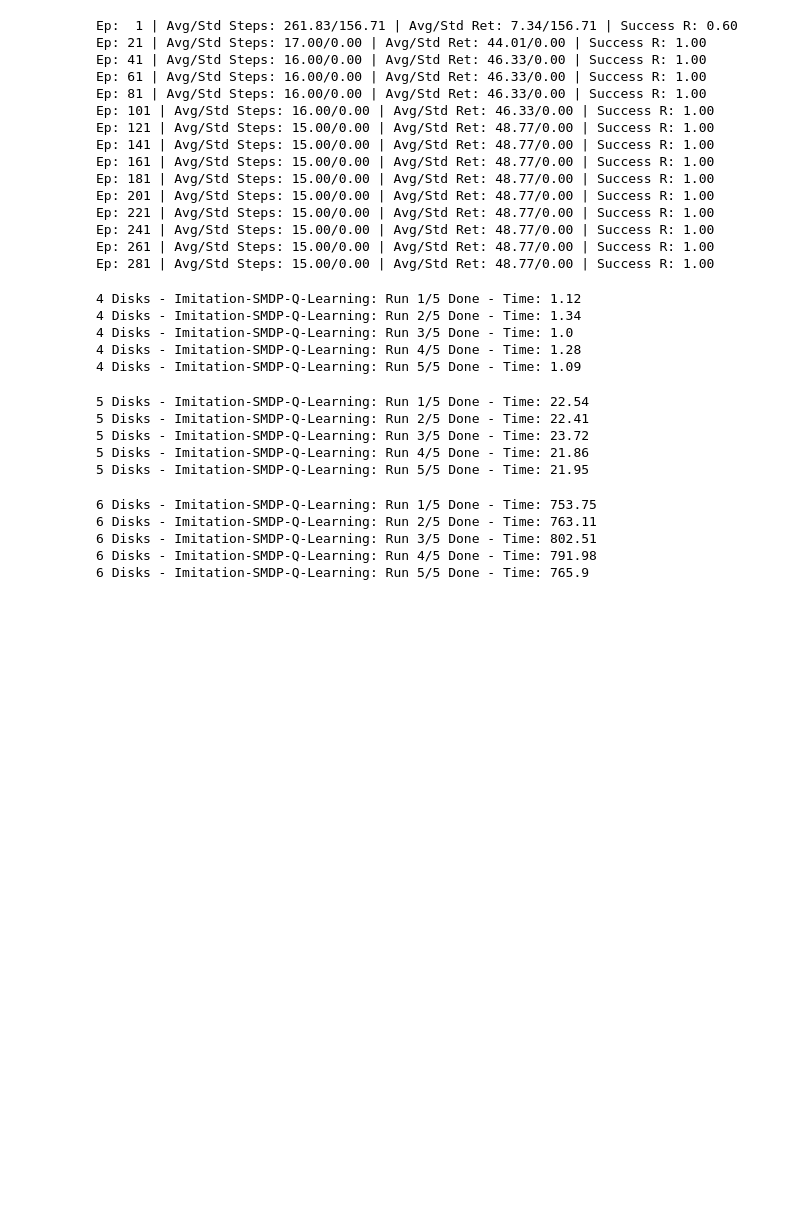
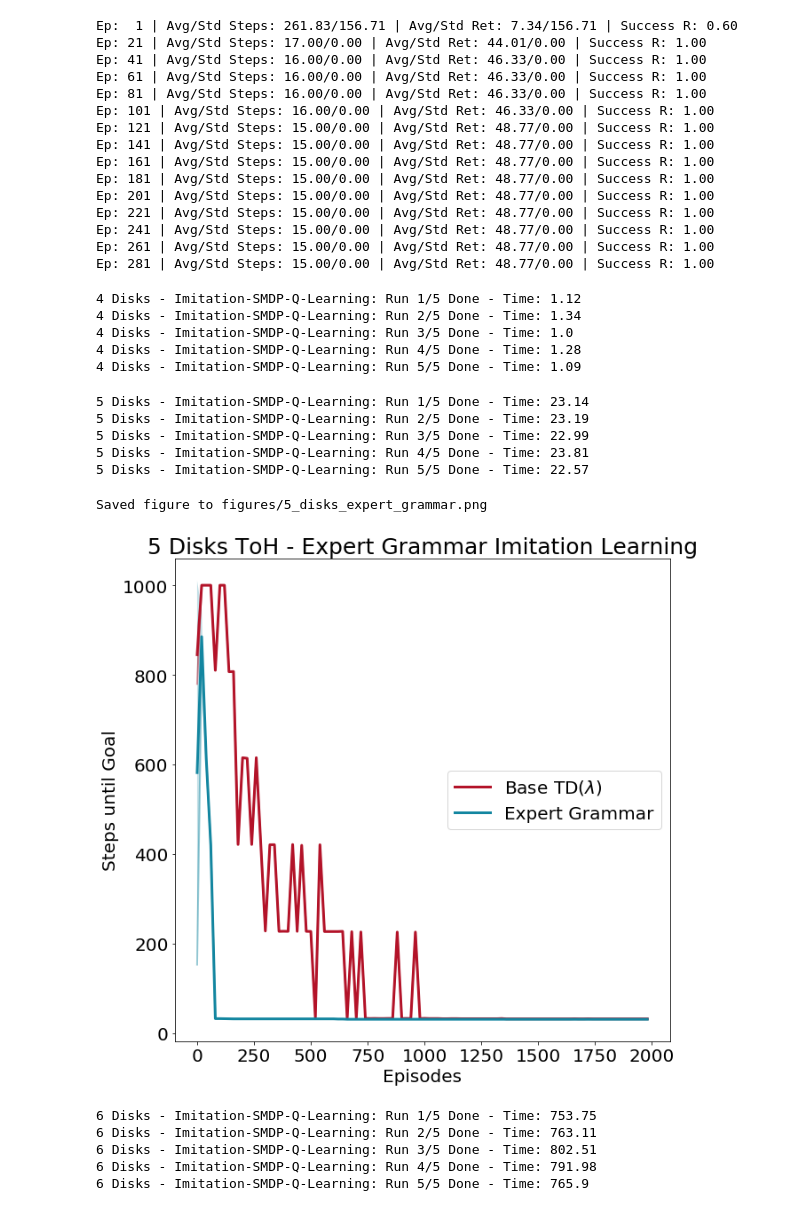
Before and after one commit to RobertTLange/action-grammars-hrl, a Jupyter notebook: workspace.ipynb, the cells around one changed output. Cells and saved outputs as stored; diff of their text form; code cells hidden in the pictures; blank space fills up the shorter version.

Commit message:
26/03/19a - Plot Imitation Expert Grammar Learning

```diff
--- a/workspace.ipynb
+++ b/workspace.ipynb
@@ -60,7 +58,7 @@ print(learning_parameters("Imitation-SMDP-Q-Learning"))
 # %%
 learning_setup = {4: {"num_episodes": 300,
                       "max_steps": 500},
-                  5: {"num_episodes": 1000,
+                  5: {"num_episodes": 1250,
                       "max_steps": 1000},
                   6: {"num_episodes": 5000,
                       "max_steps": 2000},
@@ -254,9 +252,18 @@ env, agent, its_5, steps_5_smdp_imi, sd_steps_5_smdp_imi, rew_5_smdp_imi, sd_rew
                                                                        num_episodes, max_steps,
                                                                        log_episodes, log_freq)
 # %% [output]
-5 Disks - Imitation-SMDP-Q-Learning: Run 1/5 Done - Time: 22.54
-5 Disks - Imitation-SMDP-Q-Learning: Run 2/5 Done - Time: 22.41
-5 Disks - Imitation-SMDP-Q-Learning: Run 3/5 Done - Time: 23.72
-5 Disks - Imitation-SMDP-Q-Learning: Run 4/5 Done - Time: 21.86
-5 Disks - Imitation-SMDP-Q-Learning: Run 5/5 Done - Time: 21.95
+5 Disks - Imitation-SMDP-Q-Learning: Run 1/5 Done - Time: 23.14
+5 Disks - Imitation-SMDP-Q-Learning: Run 2/5 Done - Time: 23.19
+5 Disks - Imitation-SMDP-Q-Learning: Run 3/5 Done - Time: 22.99
+5 Disks - Imitation-SMDP-Q-Learning: Run 4/5 Done - Time: 23.81
+5 Disks - Imitation-SMDP-Q-Learning: Run 5/5 Done - Time: 22.57
+# %%
+steps_5 = [steps_5_q, steps_5_smdp_imi]
+sd_steps_5 = [sd_steps_5_q, sd_steps_5_smdp_imi]
+plot_learning(its_5, steps_5, sd_steps_5, 1, "5 Disks ToH - Expert Grammar Imitation Learning",
+              label_temp=[r"Base TD($\lambda$)", "Expert Grammar"],
+              save_fname="figures/5_disks_expert_grammar.png")
+# %% [output]
+Saved figure to figures/5_disks_expert_grammar.png
+[figure, added]
 # %%
```
Also changed, not shown: parts of 6 cells of this notebook, 5 other files.
